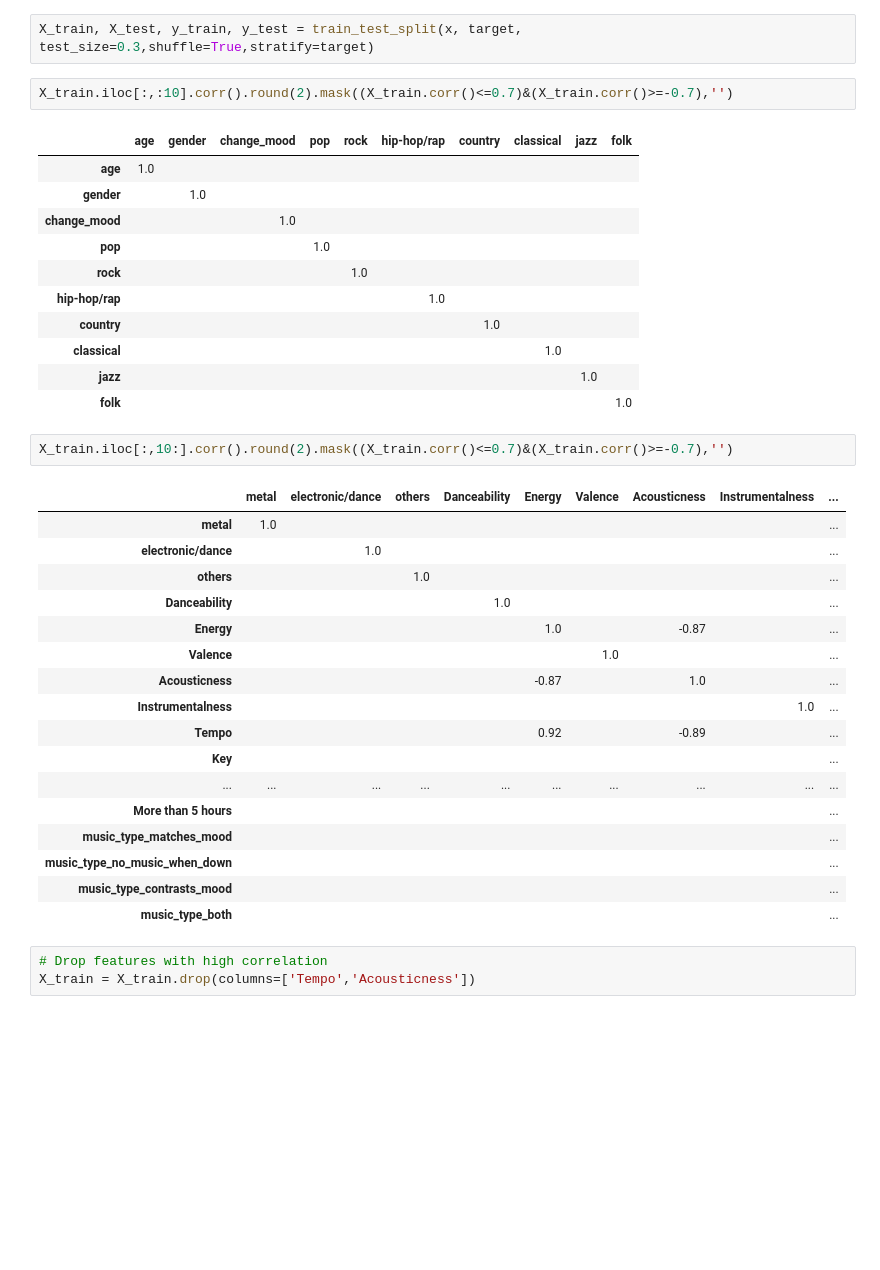
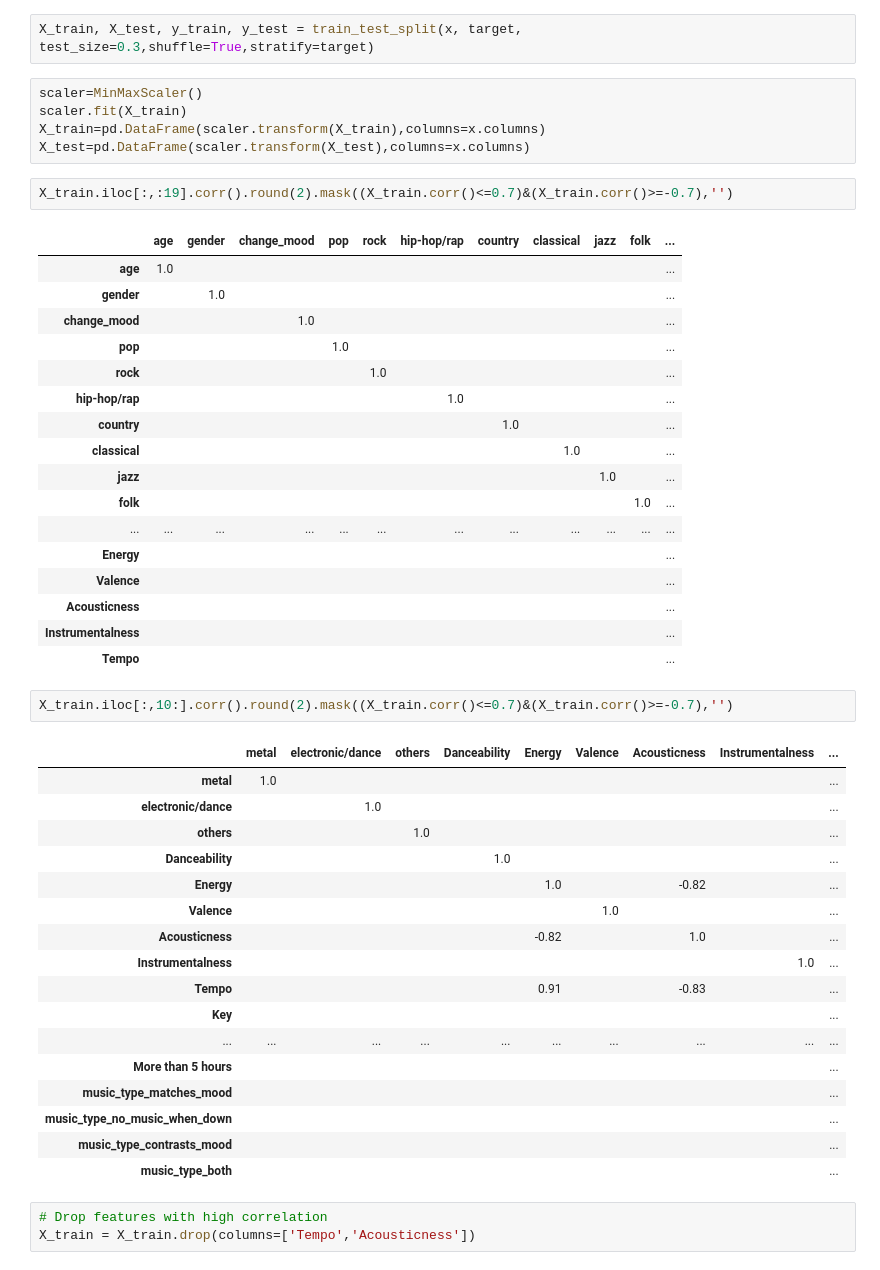
Before and after one commit to tanyaaton/music-and-mood-ml, a Jupyter notebook: music.ipynb, the cells around one changed output. Drawn from its saved outputs; the diff is of its cells as text; blank space fills up the shorter version.

```diff
--- a/music.ipynb
+++ b/music.ipynb
@@ -226,20 +233,31 @@ x = df_balanced.drop(columns=['mental_score','mental_positive','Song'])
 ### preprocess
 # %%
 X_train, X_test, y_train, y_test = train_test_split(x, target, test_size=0.3,shuffle=True,stratify=target)
+# %%
+scaler=MinMaxScaler()
+scaler.fit(X_train)
+X_train=pd.DataFrame(scaler.transform(X_train),columns=x.columns)
+X_test=pd.DataFrame(scaler.transform(X_test),columns=x.columns)
 # %%
-X_train.iloc[:,:10].corr().round(2).mask((X_train.corr()<=0.7)&(X_train.corr()>=-0.7),'')
+X_train.iloc[:,:19].corr().round(2).mask((X_train.corr()<=0.7)&(X_train.corr()>=-0.7),'')
 # %% [output]
-|  | age | gender | change_mood | pop | rock | hip-hop/rap | country | classical | jazz | folk |
-| age | 1.0 |  |  |  |  |  |  |  |  |  |
-| gender |  | 1.0 |  |  |  |  |  |  |  |  |
-| change_mood |  |  | 1.0 |  |  |  |  |  |  |  |
-| pop |  |  |  | 1.0 |  |  |  |  |  |  |
-| rock |  |  |  |  | 1.0 |  |  |  |  |  |
-| hip-hop/rap |  |  |  |  |  | 1.0 |  |  |  |  |
-| country |  |  |  |  |  |  | 1.0 |  |  |  |
-| classical |  |  |  |  |  |  |  | 1.0 |  |  |
-| jazz |  |  |  |  |  |  |  |  | 1.0 |  |
-| folk |  |  |  |  |  |  |  |  |  | 1.0 |
+|  | age | gender | change_mood | pop | rock | hip-hop/rap | country | classical | jazz | folk | ... |
+| age | 1.0 |  |  |  |  |  |  |  |  |  | ... |
+| gender |  | 1.0 |  |  |  |  |  |  |  |  | ... |
+| change_mood |  |  | 1.0 |  |  |  |  |  |  |  | ... |
+| pop |  |  |  | 1.0 |  |  |  |  |  |  | ... |
+| rock |  |  |  |  | 1.0 |  |  |  |  |  | ... |
+| hip-hop/rap |  |  |  |  |  | 1.0 |  |  |  |  | ... |
+| country |  |  |  |  |  |  | 1.0 |  |  |  | ... |
+| classical |  |  |  |  |  |  |  | 1.0 |  |  | ... |
+| jazz |  |  |  |  |  |  |  |  | 1.0 |  | ... |
+| folk |  |  |  |  |  |  |  |  |  | 1.0 | ... |
+| ... | ... | ... | ... | ... | ... | ... | ... | ... | ... | ... | ... |
+| Energy |  |  |  |  |  |  |  |  |  |  | ... |
+| Valence |  |  |  |  |  |  |  |  |  |  | ... |
+| Acousticness |  |  |  |  |  |  |  |  |  |  | ... |
+| Instrumentalness |  |  |  |  |  |  |  |  |  |  | ... |
+| Tempo |  |  |  |  |  |  |  |  |  |  | ... |
 # %%
 X_train.iloc[:,10:].corr().round(2).mask((X_train.corr()<=0.7)&(X_train.corr()>=-0.7),'')
 # %% [output]
@@ -248,11 +266,11 @@ X_train.iloc[:,10:].corr().round(2).mask((X_train.corr()<=0.7)&(X_train.corr()>=
 | electronic/dance |  | 1.0 |  |  |  |  |  |  | ... |
 | others |  |  | 1.0 |  |  |  |  |  | ... |
 | Danceability |  |  |  | 1.0 |  |  |  |  | ... |
-| Energy |  |  |  |  | 1.0 |  | -0.87 |  | ... |
+| Energy |  |  |  |  | 1.0 |  | -0.82 |  | ... |
 | Valence |  |  |  |  |  | 1.0 |  |  | ... |
-| Acousticness |  |  |  |  | -0.87 |  | 1.0 |  | ... |
+| Acousticness |  |  |  |  | -0.82 |  | 1.0 |  | ... |
 | Instrumentalness |  |  |  |  |  |  |  | 1.0 | ... |
-| Tempo |  |  |  |  | 0.92 |  | -0.89 |  | ... |
+| Tempo |  |  |  |  | 0.91 |  | -0.83 |  | ... |
 | Key |  |  |  |  |  |  |  |  | ... |
 | ... | ... | ... | ... | ... | ... | ... | ... | ... | ... |
 | More than 5 hours |  |  |  |  |  |  |  |  | ... |
```
Also changed, not shown: parts of 7 cells of this notebook, 1 other file.
